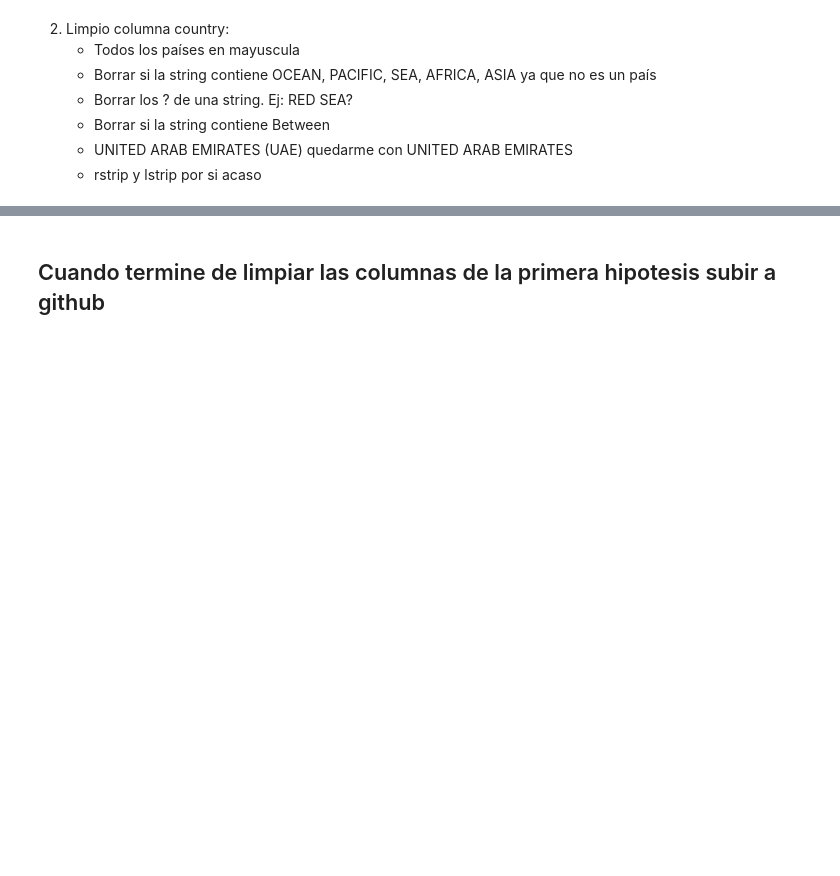
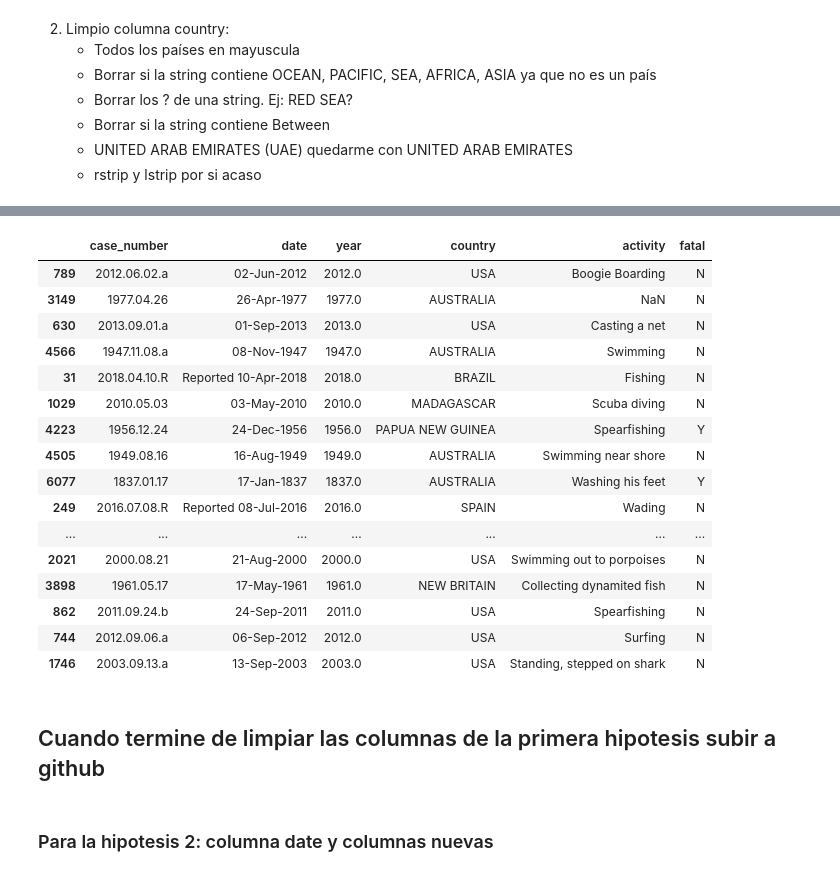
Before and after one commit to georginamanyanic/Project-1, a Jupyter notebook: clean.ipynb, the cells around one changed output, grey strips where cells are left out. Saved outputs shown, nothing was run; the diff lists cells and outputs as text; code cells hidden in the pictures; blank space fills up the shorter version.

```diff
--- a/clean.ipynb
+++ b/clean.ipynb
@@ -36,6 +58,6 @@ Columnas que seguro que borro del df ya que no son relevantes para mi análisis
 
 Explorar con más atención injury e species por si quiero hacer alguna hipotesis más.
 # %%
-df.drop(columns = ['Unnamed: 22', 'Unnamed: 23', 'Case Number.1', 'Case Number.2','href', 'href formula', 'pdf', 'Investigator or Source', 'Name', 'Age', 'Type', 'original order', 'Time','Year'],inplace = True)
+df.drop(columns = ['Unnamed: 22', 'Unnamed: 23', 'Case Number.1', 'Case Number.2','href', 'href formula', 'pdf', 'Investigator or Source', 'Name', 'Age', 'Type', 'original order', 'Time','Area', 'Injury','Location','Sex ','Species '],inplace = True)
 # %%
 df
@@ -96,3 +223,0 @@ df = df[~df.country.str.contains('|'.join(discard))] #Dropeo aquellas strings qu
-# %%
-#CEYLON (SRI LANKA) transformar a SRI LANKA
-df['country']= df['country'].apply (lambda i: i.split('(')[1].replace(')', '') if (i =='CEYLON (SRI LANKA)'))
@@ -103,2 +224,31 @@ df
+# %%
+df2 = df.copy()
+# %%
+df2.country = df2.country.apply (lambda i: i.replace('UNITED ARAB EMIRATES (UAE)','UNITED ARAB EMIRATES'))
+df2.country = df2.country.apply (lambda i: i.replace('SUDAN?','SUDAN'))
+df2.country = df2.country.apply (lambda i: i.replace('CEYLON (SRI LANKA)','SRI LANKA'))
+df2.country = df2.country.apply (lambda i: i.replace('ENGLAND','UNITED KINGDOM'))
+# %%
+df2.sample(20)
+# %% [output]
+|  | case_number | date | year | country | activity | fatal |
+| 789 | 2012.06.02.a | 02-Jun-2012 | 2012.0 | USA | Boogie Boarding | N |
+| 3149 | 1977.04.26 | 26-Apr-1977 | 1977.0 | AUSTRALIA | NaN | N |
+| 630 | 2013.09.01.a | 01-Sep-2013 | 2013.0 | USA | Casting a net | N |
+| 4566 | 1947.11.08.a | 08-Nov-1947 | 1947.0 | AUSTRALIA | Swimming | N |
+| 31 | 2018.04.10.R | Reported 10-Apr-2018 | 2018.0 | BRAZIL | Fishing | N |
+| 1029 | 2010.05.03 | 03-May-2010 | 2010.0 | MADAGASCAR | Scuba diving | N |
+| 4223 | 1956.12.24 | 24-Dec-1956 | 1956.0 | PAPUA NEW GUINEA | Spearfishing | Y |
+| 4505 | 1949.08.16 | 16-Aug-1949 | 1949.0 | AUSTRALIA | Swimming near shore | N |
+| 6077 | 1837.01.17 | 17-Jan-1837 | 1837.0 | AUSTRALIA | Washing his feet | Y |
+| 249 | 2016.07.08.R | Reported 08-Jul-2016 | 2016.0 | SPAIN | Wading | N |
+| ... | ... | ... | ... | ... | ... | ... |
+| 2021 | 2000.08.21 | 21-Aug-2000 | 2000.0 | USA | Swimming out to porpoises | N |
+| 3898 | 1961.05.17 | 17-May-1961 | 1961.0 | NEW BRITAIN | Collecting dynamited fish | N |
+| 862 | 2011.09.24.b | 24-Sep-2011 | 2011.0 | USA | Spearfishing | N |
+| 744 | 2012.09.06.a | 06-Sep-2012 | 2012.0 | USA | Surfing | N |
+| 1746 | 2003.09.13.a | 13-Sep-2003 | 2003.0 | USA | Standing, stepped on shark | N |
 # %% [markdown]
 ## Cuando termine de limpiar las columnas de la primera hipotesis subir a github
+# %% [markdown]
+### Para la hipotesis 2: columna date y columnas nuevas
```
Also changed, not shown: parts of 73 cells of this notebook.
